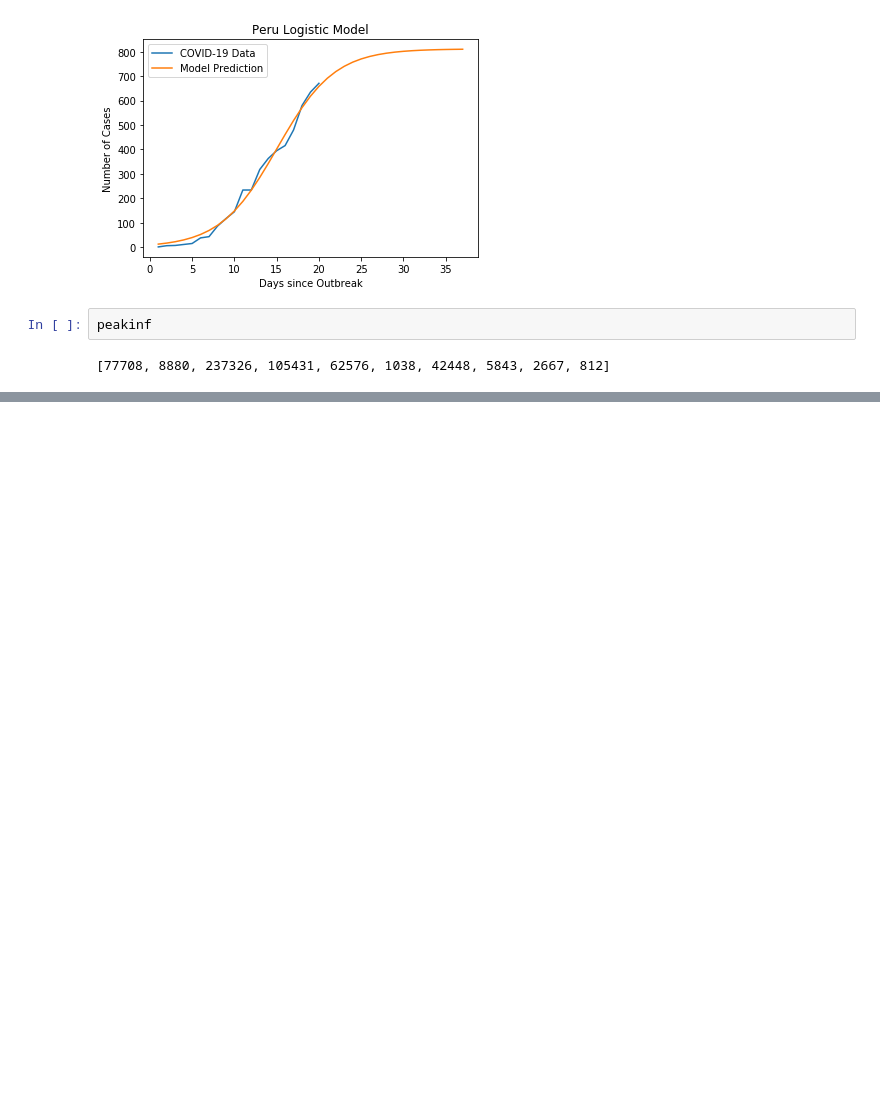
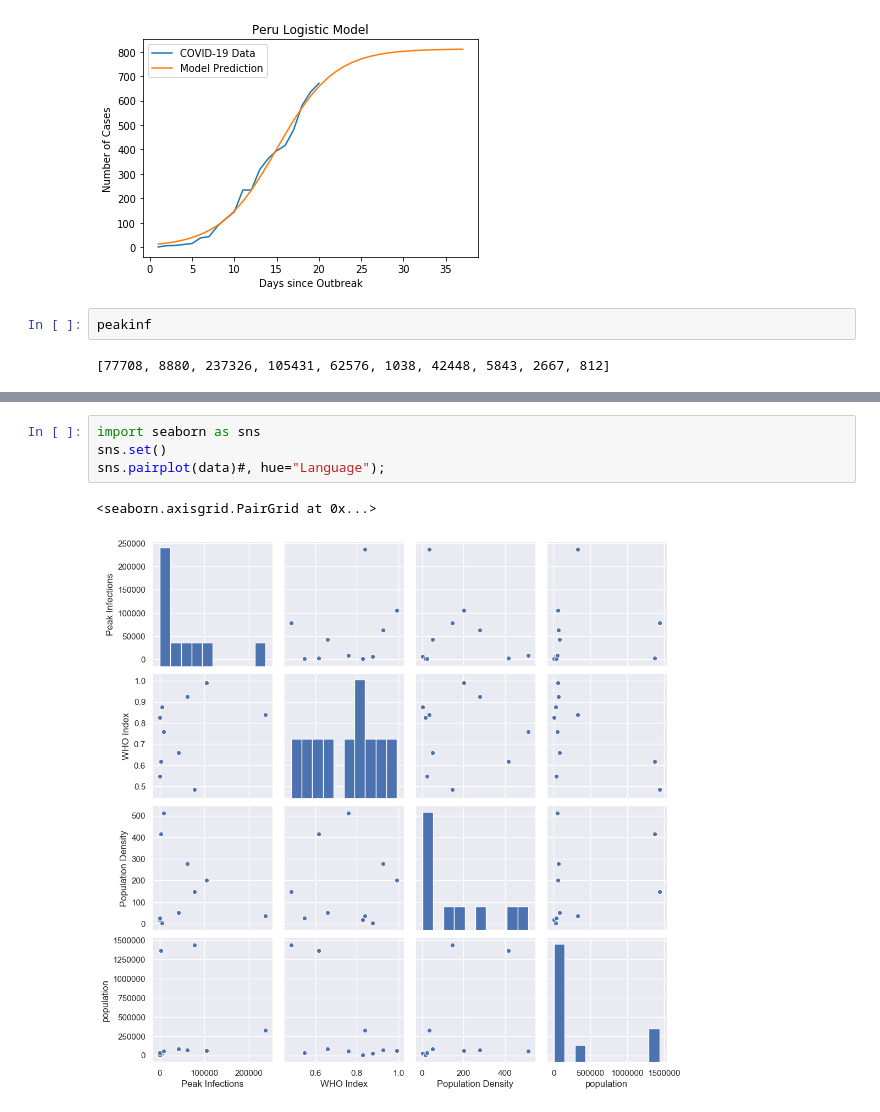
Before and after one commit to miholjcicmarko/COMP5360Project, a Jupyter notebook: python_journals/models.ipynb, the cells around one changed output, grey strips where cells are left out. Cells and saved outputs as stored; diff of their text form; blank space fills up the shorter version.

```diff
--- a/python_journals/models.ipynb
+++ b/python_journals/models.ipynb
@@ -1172,0 +1185,7 @@ data
+# %%
+import seaborn as sns
+sns.set()
+sns.pairplot(data)#, hue="Language");
+# %% [output]
+<seaborn.axisgrid.PairGrid at 0x...>
+[figure, added]
```
Also changed, not shown: parts of 17 cells of this notebook.
